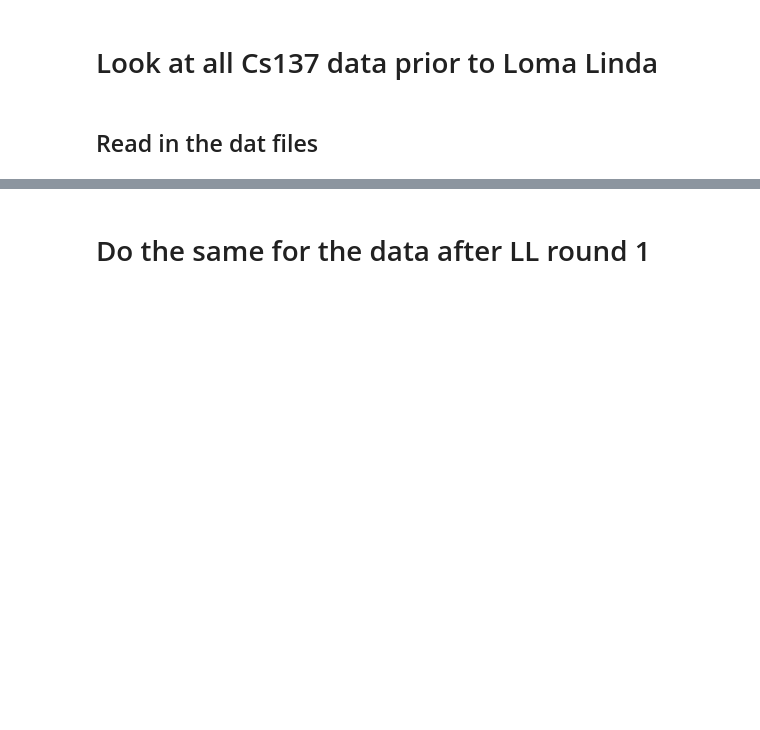
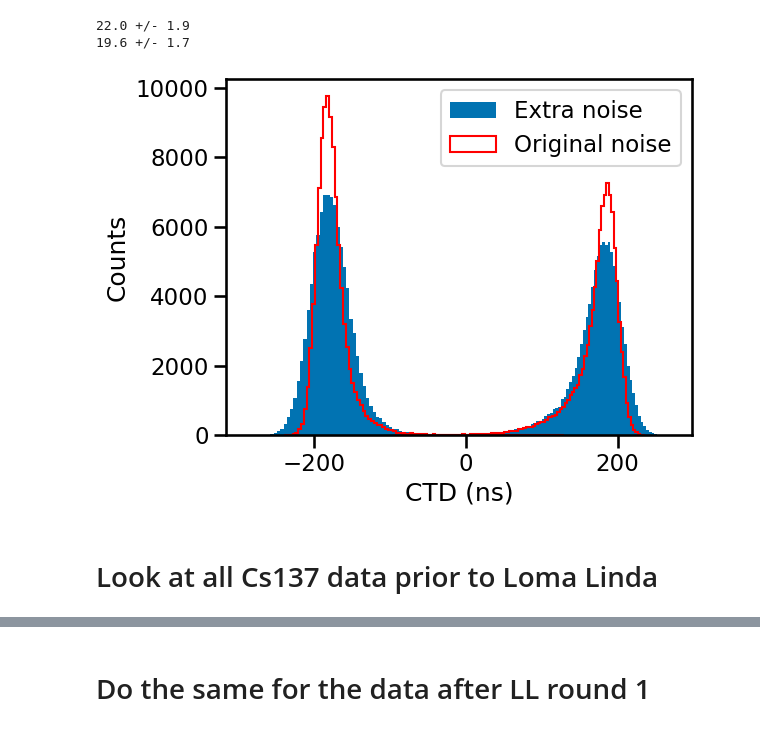
Before and after one commit to snpike/COSITrapping, a Jupyter notebook: minuit_fitting_prerad.ipynb, the cells around one changed output, grey strips where cells are left out. Saved outputs shown, nothing was run; the diff lists cells and outputs as text; code cells hidden in the pictures; blank space fills up the shorter version.

Commit message:
probabilistic depth calibration

```diff
--- a/minuit_fitting_prerad.ipynb
+++ b/minuit_fitting_prerad.ipynb
@@ -1,29 +1,46 @@
 # %%
 import matplotlib.pyplot as plt
 from scipy.optimize import curve_fit
 from scipy import stats
 from scipy.integrate import quad
 from scipy.interpolate import UnivariateSpline
 import seaborn as sns
 from scipy.special import factorial
 import math
 from iminuit import cost, Minuit
+import numpy as np
 
 sns.set_context('talk', font_scale=1.0)
 sns.set_palette('colorblind')
 
 from depth_helpers import *
 
 Cs_line = source_dict['Cs-137']
 
 datpath = '/home/cosilab/CalibrationData/CalibratedDATs/'
 plot_dir = '/home/cosilab/CalibrationData/figures/'
 AC_illumination_CTD = '/home/cosilab/CalibrationData/CTDs/20231107_Am241_AC_prerad/CTD_parameters.txt'
 DC_illumination_CTD = '/home/cosilab/CalibrationData/CTDs/20231107_Am241_DC_prerad/CTD_parameters.txt'
 CTD_sims = '/home/cosilab/COSITrapping/ctd_sims/CTD_APRA_v2.csv'
 AC_sim_events = '/home/cosilab/COSITrapping/ctd_sims/am241_interactions_ac.csv'
 DC_sim_events = '/home/cosilab/COSITrapping/ctd_sims/am241_interactions_dc.csv'
 
 calibrator = DepthCalibrator_Am241(AC_illumination_CTD, DC_illumination_CTD, AC_sim_events, DC_sim_events, CTD_sims)
+sim_depth, sim_ctd = calibrator.get_simdata()
+
+plt.figure()
+plt.hist(calibrator.AC_sim_CTD + np.random.normal(loc=0.0, scale=21.9, size=calibrator.AC_sim_CTD.shape), bins=100, label='Extra noise')
+plt.hist(calibrator.DC_sim_CTD + np.random.normal(loc=0.0, scale=19.6, size=calibrator.DC_sim_CTD.shape), bins=100, color='C0')
+plt.hist(calibrator.AC_sim_CTD + np.random.normal(loc=0.0, scale=12.0, size=calibrator.AC_sim_CTD.shape), bins=100, histtype='step', color='red', label='Original noise')
+plt.hist(calibrator.DC_sim_CTD + np.random.normal(loc=0.0, scale=12.0, size=calibrator.DC_sim_CTD.shape), bins=100, histtype='step', color='red')
+plt.legend()
+plt.xlabel('CTD (ns)')
+plt.ylabel('Counts')
+plt.tight_layout()
+plt.savefig(plot_dir + 'sim_CTD_noise_comparison.pdf')
+# %% [output]
+22.0 +/- 1.9
+19.6 +/- 1.7
+[figure, added]
 # %% [markdown]
 # Look at all Cs137 data prior to Loma Linda
@@ -38,2 +46,0 @@ for p in DC_list:
-# %% [markdown]
-## Read in the dat files
```
Also changed, not shown: parts of 26 cells of this notebook, 1 other file.
